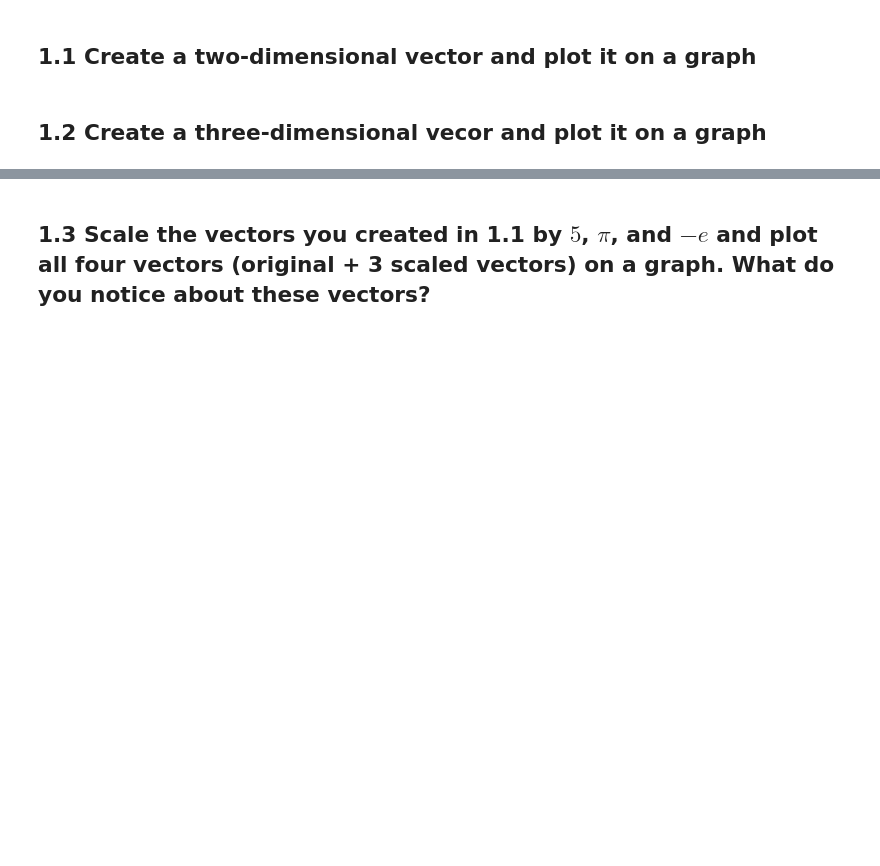
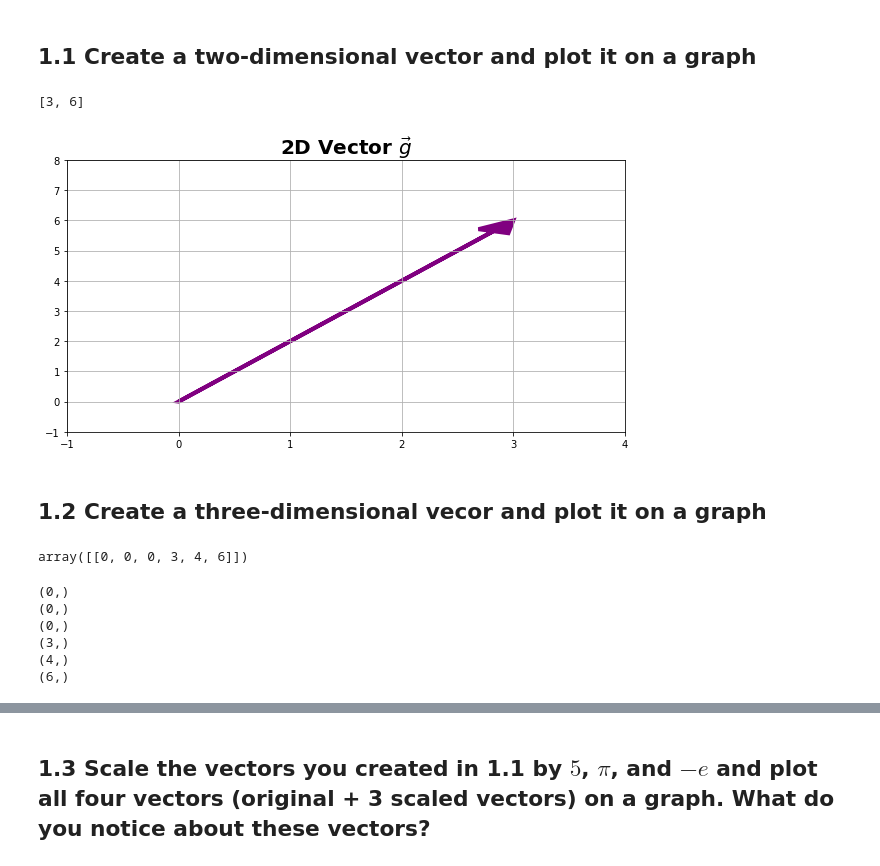
Before and after one commit to bloominstituteoftechnology/DS-Unit-1-Sprint-3-Linear-Algebra, a Jupyter notebook: module1-vectors-and-matrices/LS_DS_131_Vectors_and_Matrices_Assignment.ipynb, the cells around one changed output, grey strips where cells are left out. Saved outputs shown, nothing was run; the diff lists cells and outputs as text; code cells hidden in the pictures; blank space fills up the shorter version.

```diff
--- a/module1-vectors-and-matrices/LS_DS_131_Vectors_and_Matrices_Assignment.ipynb
+++ b/module1-vectors-and-matrices/LS_DS_131_Vectors_and_Matrices_Assignment.ipynb
@@ -11,2 +14,52 @@ For the questions below it is not sufficient to simply provide answer to the que
+# %%
+# Create a 2D row vector as a list:
+g = [3, 6]
+g
+# %% [output]
+[3, 6]
+# %%
+# Plot 'g' on a graph:
+fig, ax = plt.subplots (facecolor = 'white',
+                        figsize=(10,5))      # Creates a blank 'canvas'.
+ax.grid ()                                   # Shows the grid lines on the graph.
+plt.xlim (-1, 4)                             # The x axis limits.
+plt.ylim (-1, 8)                             # The y axis limits.
+plt.title(r'2D Vector $\vec g$', size=20,
+          fontweight='bold')                 # Title of graph.
+plt.arrow (0, 0,                             # The starting point of the line.
+           g[0], g[1],                       # x, y coordinates.
+           head_width = .3,                  # Base of the arrow head.
+           head_length = .4,                 # Base to point of arrow head.
+           linewidth = 4,                    # Width of the line.
+           color = 'purple',                 # Color of the line.
+           length_includes_head = True);     # Point of arrow on the coordinate.
+# %% [output]
+[figure, added]
 # %% [markdown]
 ## 1.2 Create a three-dimensional vecor and plot it on a graph
+# %%
+# Create a 3D row vector as a list:
+m = [3, 4, 6]
+
+# Turn it into a np.array:
+vec_m = np.array([[0, 0, 0,             # The starting point of the lines
+                   m[0], m[1], m[2]]])  # Using indexing.
+
+# View the np.array:
+vec_m
+# %% [output]
+array([[0, 0, 0, 3, 4, 6]])
+# %%
+# Need to unzip the vector to pull out the individual elements to graph it:
+x, y, z, u, v, w = zip(*vec_m)
+
+# Unpack the unziped vector using a for loop:
+for letter in [x, y, z, u, v, w]:
+  print (letter)
+# %% [output]
+(0,)
+(0,)
+(0,)
+(3,)
+(4,)
+(6,)
```
Also changed, not shown: parts of 26 cells of this notebook.
